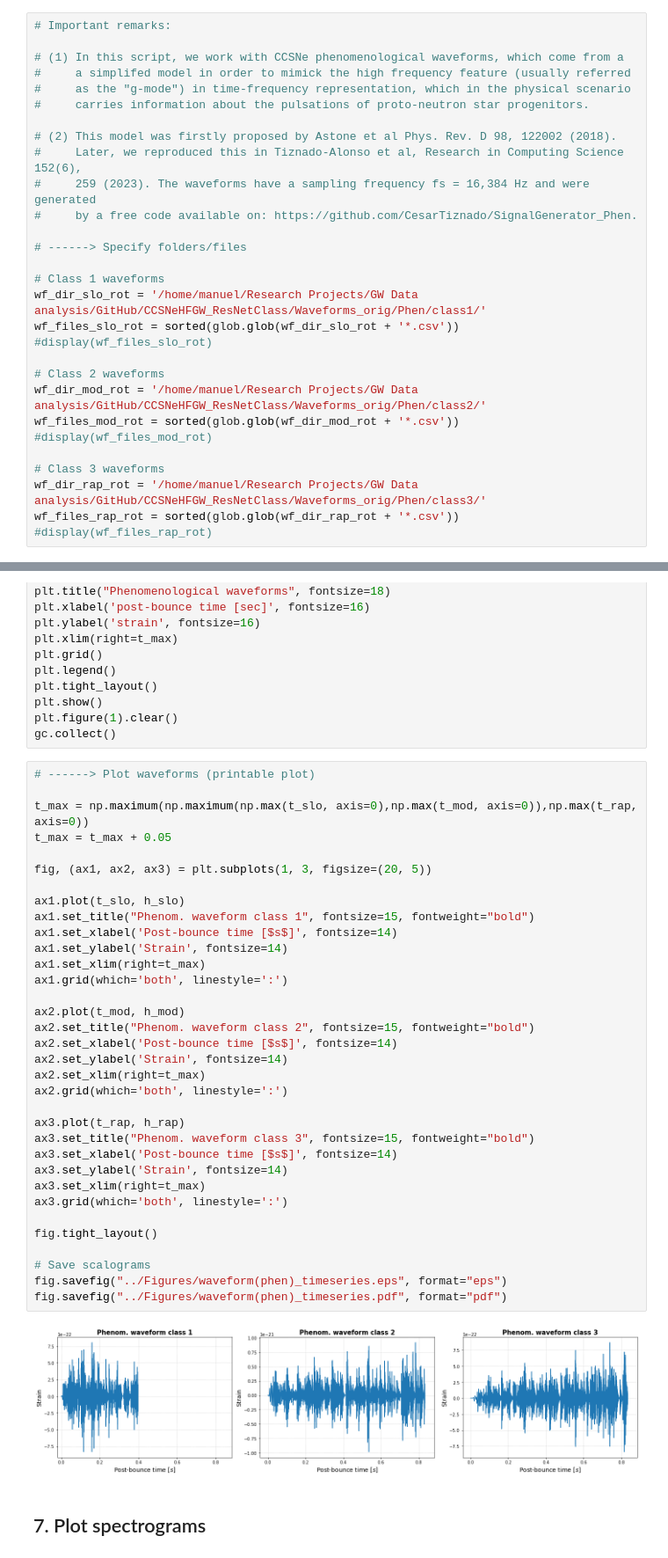
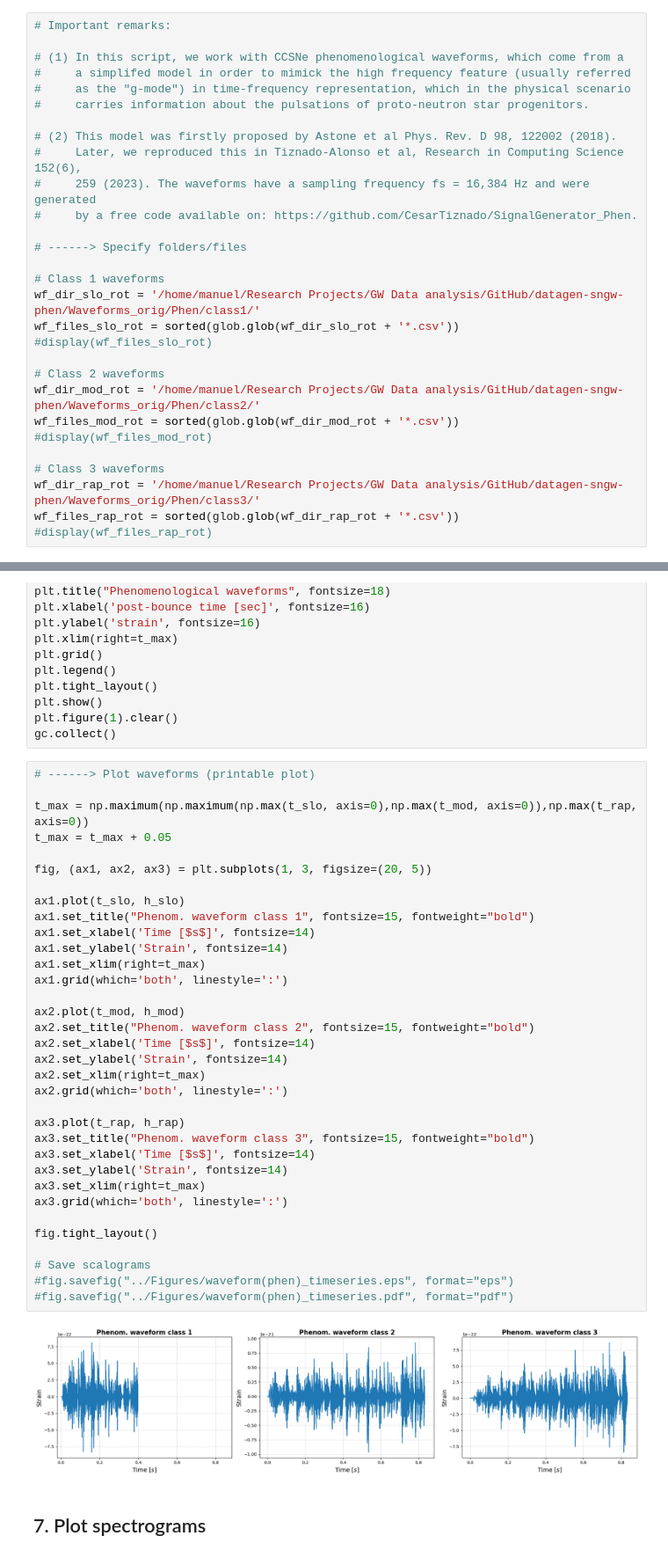
Before and after one commit to ManuelDMorales/datagen-sngw-phen, a Jupyter notebook: Codes/WaveformPhen_Explorer.ipynb, the cells around one changed output, grey strips where cells are left out. Shown at 88% size. Saved outputs shown, nothing was run; the diff lists cells and outputs as text.

Commit message:
Titles of plots modified

```diff
--- a/Codes/WaveformPhen_Explorer.ipynb
+++ b/Codes/WaveformPhen_Explorer.ipynb
@@ -48,17 +46,17 @@ The history saving thread hit an unexpected error (OperationalError('no such tab
 # ------> Specify folders/files
 
 # Class 1 waveforms
-wf_dir_slo_rot = '/home/manuel/Research Projects/GW Data analysis/GitHub/CCSNeHFGW_ResNetClass/Waveforms_orig/Phen/class1/'
+wf_dir_slo_rot = '/home/manuel/Research Projects/GW Data analysis/GitHub/datagen-sngw-phen/Waveforms_orig/Phen/class1/'
 wf_files_slo_rot = sorted(glob.glob(wf_dir_slo_rot + '*.csv'))
 #display(wf_files_slo_rot)
 
 # Class 2 waveforms
-wf_dir_mod_rot = '/home/manuel/Research Projects/GW Data analysis/GitHub/CCSNeHFGW_ResNetClass/Waveforms_orig/Phen/class2/'
+wf_dir_mod_rot = '/home/manuel/Research Projects/GW Data analysis/GitHub/datagen-sngw-phen/Waveforms_orig/Phen/class2/'
 wf_files_mod_rot = sorted(glob.glob(wf_dir_mod_rot + '*.csv'))
 #display(wf_files_mod_rot)
 
 # Class 3 waveforms
-wf_dir_rap_rot = '/home/manuel/Research Projects/GW Data analysis/GitHub/CCSNeHFGW_ResNetClass/Waveforms_orig/Phen/class3/'
+wf_dir_rap_rot = '/home/manuel/Research Projects/GW Data analysis/GitHub/datagen-sngw-phen/Waveforms_orig/Phen/class3/'
 wf_files_rap_rot = sorted(glob.glob(wf_dir_rap_rot + '*.csv'))
 #display(wf_files_rap_rot)
 # %%
@@ -302,39 +300,39 @@ gc.collect()
 # %%
 # ------> Plot waveforms (printable plot)
 
 t_max = np.maximum(np.maximum(np.max(t_slo, axis=0),np.max(t_mod, axis=0)),np.max(t_rap, axis=0))
 t_max = t_max + 0.05
 
 fig, (ax1, ax2, ax3) = plt.subplots(1, 3, figsize=(20, 5))
 
 ax1.plot(t_slo, h_slo)
 ax1.set_title("Phenom. waveform class 1", fontsize=15, fontweight="bold")
-ax1.set_xlabel('Post-bounce time [$s$]', fontsize=14)
+ax1.set_xlabel('Time [$s$]', fontsize=14)
 ax1.set_ylabel('Strain', fontsize=14)
 ax1.set_xlim(right=t_max)
 ax1.grid(which='both', linestyle=':')
 
 ax2.plot(t_mod, h_mod)
 ax2.set_title("Phenom. waveform class 2", fontsize=15, fontweight="bold")
-ax2.set_xlabel('Post-bounce time [$s$]', fontsize=14)
+ax2.set_xlabel('Time [$s$]', fontsize=14)
 ax2.set_ylabel('Strain', fontsize=14)
 ax2.set_xlim(right=t_max)
 ax2.grid(which='both', linestyle=':')
 
 ax3.plot(t_rap, h_rap)
 ax3.set_title("Phenom. waveform class 3", fontsize=15, fontweight="bold")
-ax3.set_xlabel('Post-bounce time [$s$]', fontsize=14)
+ax3.set_xlabel('Time [$s$]', fontsize=14)
 ax3.set_ylabel('Strain', fontsize=14)
 ax3.set_xlim(right=t_max)
 ax3.grid(which='both', linestyle=':')
 
 fig.tight_layout()
 
 # Save scalograms
-fig.savefig("../Figures/waveform(phen)_timeseries.eps", format="eps")
-fig.savefig("../Figures/waveform(phen)_timeseries.pdf", format="pdf")
+#fig.savefig("../Figures/waveform(phen)_timeseries.eps", format="eps")
+#fig.savefig("../Figures/waveform(phen)_timeseries.pdf", format="pdf")
 # %% [output]
-[figure, old version]
+[figure, new version]
 # %% [markdown]
 ## 7. Plot spectrograms
 # %% [markdown]
```
Also changed, not shown: parts of 3 cells of this notebook.
